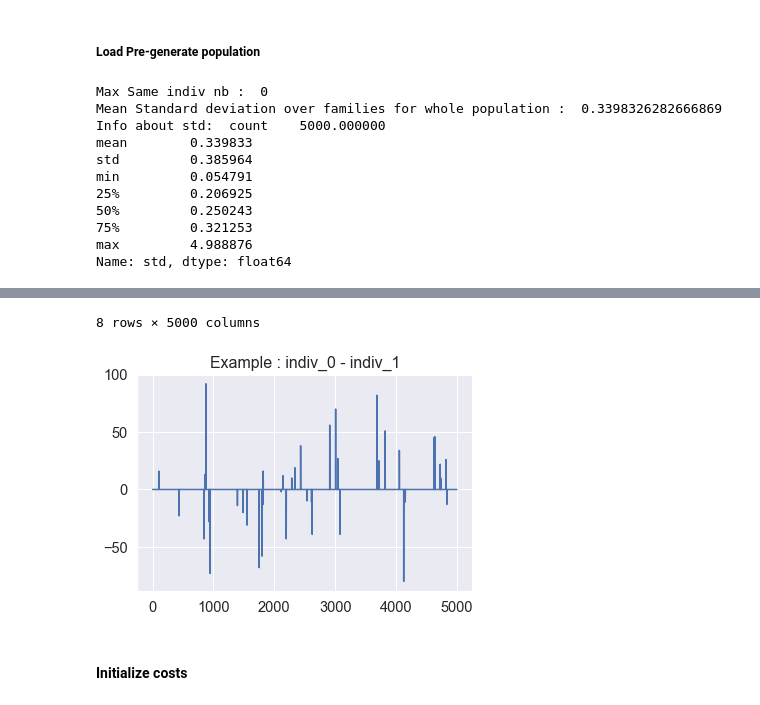
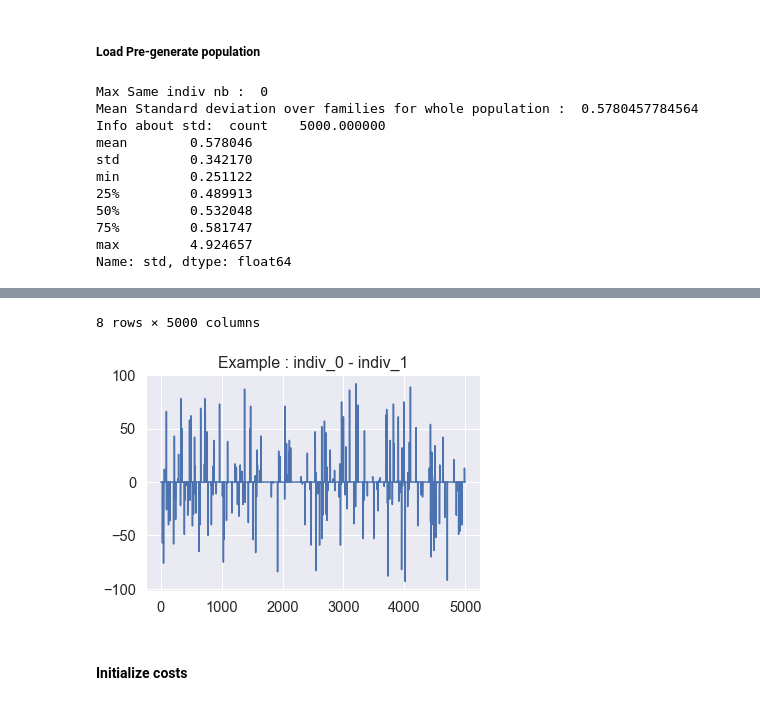
Before and after one commit to jeugregg/santa-workshop-tour-2019, a Jupyter notebook: santa-s-2019-starter-notebook.ipynb, the cells around one changed output, grey strips where cells are left out. Drawn from its saved outputs; the diff is of its cells as text; code cells hidden in the pictures.

Commit message:
test 10000 epochs pop delta choice 2 and r first mut 5%

```diff
--- a/santa-s-2019-starter-notebook.ipynb
+++ b/santa-s-2019-starter-notebook.ipynb
@@ -1818,8 +1830,8 @@ df_prob_fam = joblib.load(PATH_TO_SAVE_DATA + '/df_prob_fam.pkl')
 df_prob = joblib.load(PATH_TO_SAVE_DATA + '/df_prob.pkl')
 
 NB_FIRST_SEED = 10
-DELTA_CHOICE_FIRST_POP = 1
-R_FIRST_MUT = 0.01
+DELTA_CHOICE_FIRST_POP = 2
+R_FIRST_MUT = 0.05
 NB_FIRST_POP = 1000
 # load
 df_pop = joblib.load(
@@ -1838,14 +1850,14 @@ df_choices_0, df_des_choices_0, std_mean_0 = pop_choices_info(df_pop)
 df_des_choices_0
 # %% [output]
 Max Same indiv nb :  0
-Mean Standard deviation over families for whole population :  0.3398326282666869
+Mean Standard deviation over families for whole population :  0.5780457784564
 Info about std:  count    5000.000000
-mean        0.339833
-std         0.385964
-min         0.054791
-25%         0.206925
-50%         0.250243
-75%         0.321253
-max         4.988876
+mean        0.578046
+std         0.342170
+min         0.251122
+25%         0.489913
+50%         0.532048
+75%         0.581747
+max         4.924657
 Name: std, dtype: float64
 | family_id | 0 | 1 | 2 | 3 | 4 | 5 | 6 | 7 | 8 | 9 | ... | ... |
@@ -1860,5 +1872,5 @@ Name: std, dtype: float64
 8 rows × 5000 columns
-[figure, old version]
+[figure, new version]
 # %% [markdown]
 #### Initialize costs
 # %%
```
Also changed, not shown: parts of 18 cells of this notebook.
